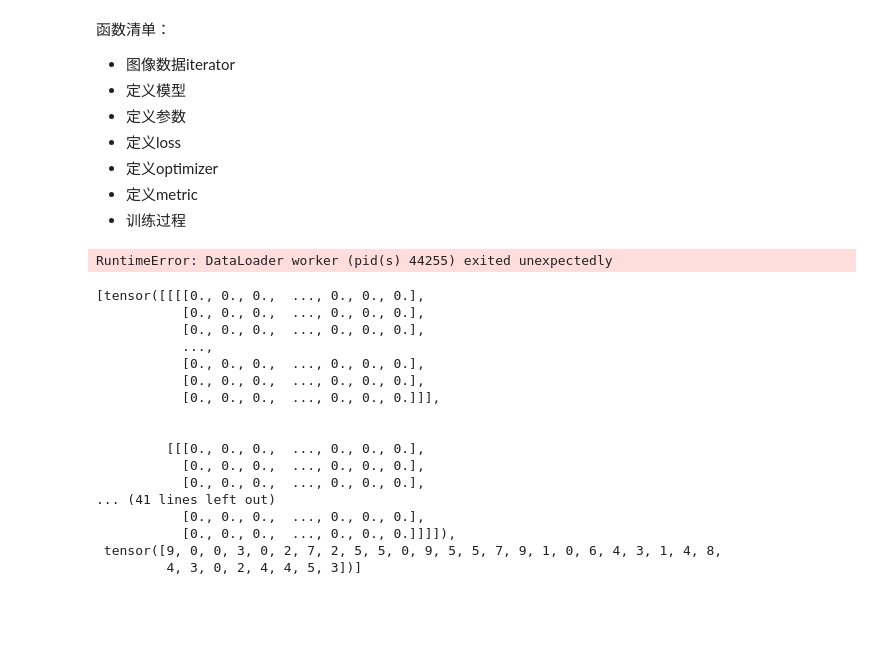
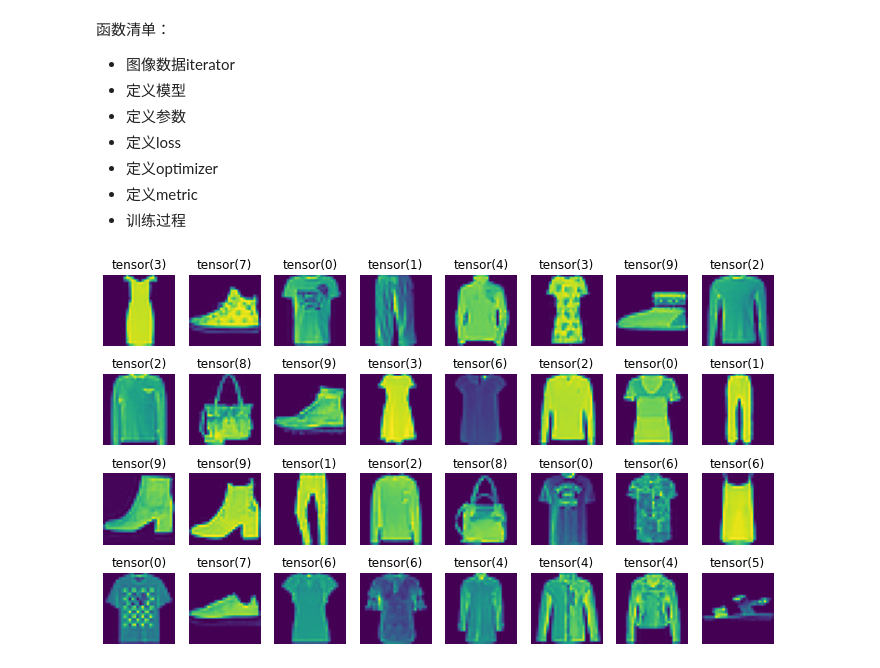
Before and after one commit to PANDASANG1231/Deeplearning_byHand, a Jupyter notebook: 009.softmax.ipynb, the cells around one changed output. Drawn from its saved outputs; the diff is of its cells as text; code cells hidden in the pictures; blank space fills up the shorter version.

```diff
--- a/009.softmax.ipynb
+++ b/009.softmax.ipynb
@@ -29,10 +29,5 @@ transformers = transforms.Compose([transforms.ToTensor()])
 mnist_train = torchvision.datasets.FashionMNIST(root="../data", train=True, download=True, transform=transformers)
 mnist_test = torchvision.datasets.FashionMNIST(root="../data", train=False, download=True, transform=transformers)
 
-train_data_loader = torch.utils.data.DataLoader(mnist_train, batch_size=1, shuffle=True, num_workers=4)
-train_data_loader
-
-for i in train_data_loader:
-    print(i)
+train_data_loader = torch.utils.data.DataLoader(mnist_train, batch_size=32, shuffle=True, num_workers=0)
+test_data_loader = torch.utils.data.DataLoader(mnist_test, batch_size=32, shuffle=False, num_workers=0)
-# %% [output]
-RuntimeError: DataLoader worker (pid(s) 44255) exited unexpectedly
@@ -42,20 +34,24 @@ a = torch.utils.data.DataLoader(mnist_train, batch_size=32)
-# %%
-next(iter(a))
-# %% [output]
-[tensor([[[[0., 0., 0.,  ..., 0., 0., 0.],
-           [0., 0., 0.,  ..., 0., 0., 0.],
-           [0., 0., 0.,  ..., 0., 0., 0.],
-           ...,
-           [0., 0., 0.,  ..., 0., 0., 0.],
-           [0., 0., 0.,  ..., 0., 0., 0.],
-           [0., 0., 0.,  ..., 0., 0., 0.]]],
-
-
-         [[[0., 0., 0.,  ..., 0., 0., 0.],
-           [0., 0., 0.,  ..., 0., 0., 0.],
-           [0., 0., 0.,  ..., 0., 0., 0.],
-... (41 lines left out)
-           [0., 0., 0.,  ..., 0., 0., 0.],
-           [0., 0., 0.,  ..., 0., 0., 0.]]]]),
- tensor([9, 0, 0, 3, 0, 2, 7, 2, 5, 5, 0, 9, 5, 5, 7, 9, 1, 0, 6, 4, 3, 1, 4, 8,
-         4, 3, 0, 2, 4, 4, 5, 3])]
+# %%
+def plot_batch(batch):
+    """Plot batch in fashion_mnist
+
+    Parameters
+    ----------
+    batch : one batch in iterator, (X, y): X is the image, y is the label
+    """
+    num, _,  rx, ry = batch[0].shape
+    batch_img = batch[0].reshape(num, rx, ry)
+    batch_label = batch[1]
+
+    fig, axes = plt.subplots(4, num//4, figsize=(12, 7))
+    axes = axes.flatten()
+    for i, ax in enumerate(axes):
+        ax.set_axis_off()
+        ax.set_title(batch_label[i])
+        ax.imshow(batch_img[i])
+    plt.show()
+
+batch = next(iter(train_data_loader))
+plot_batch(batch)
+# %% [output]
+[figure, added]
```
Also changed, not shown: parts of 7 cells of this notebook.
